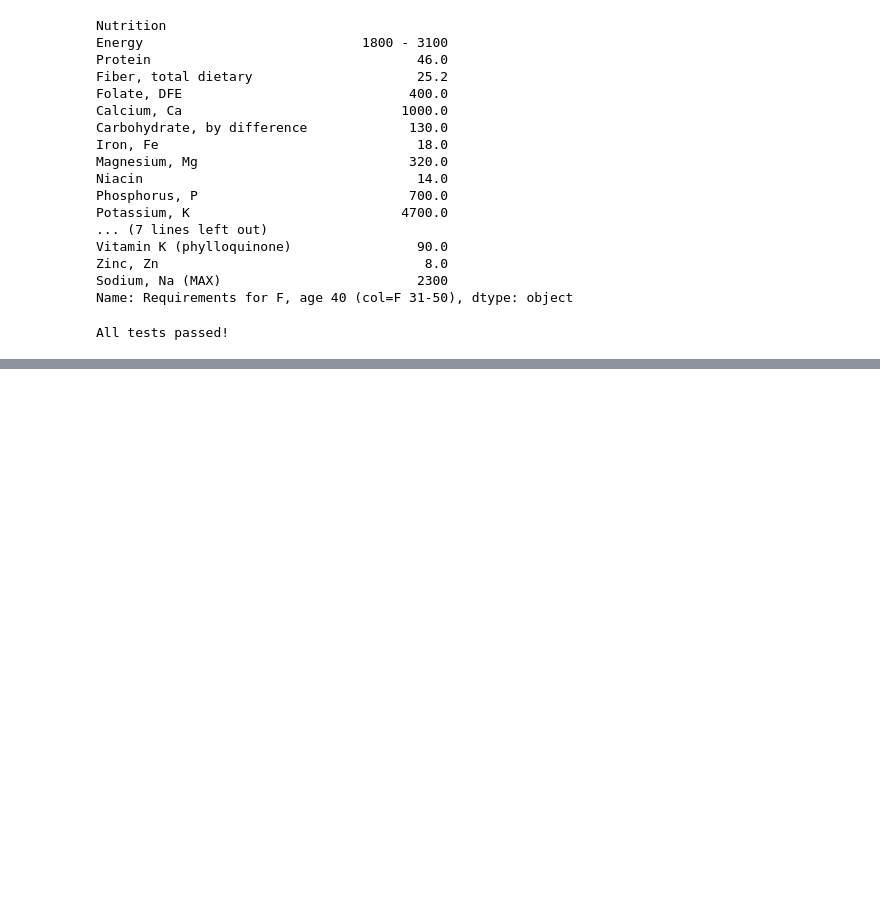
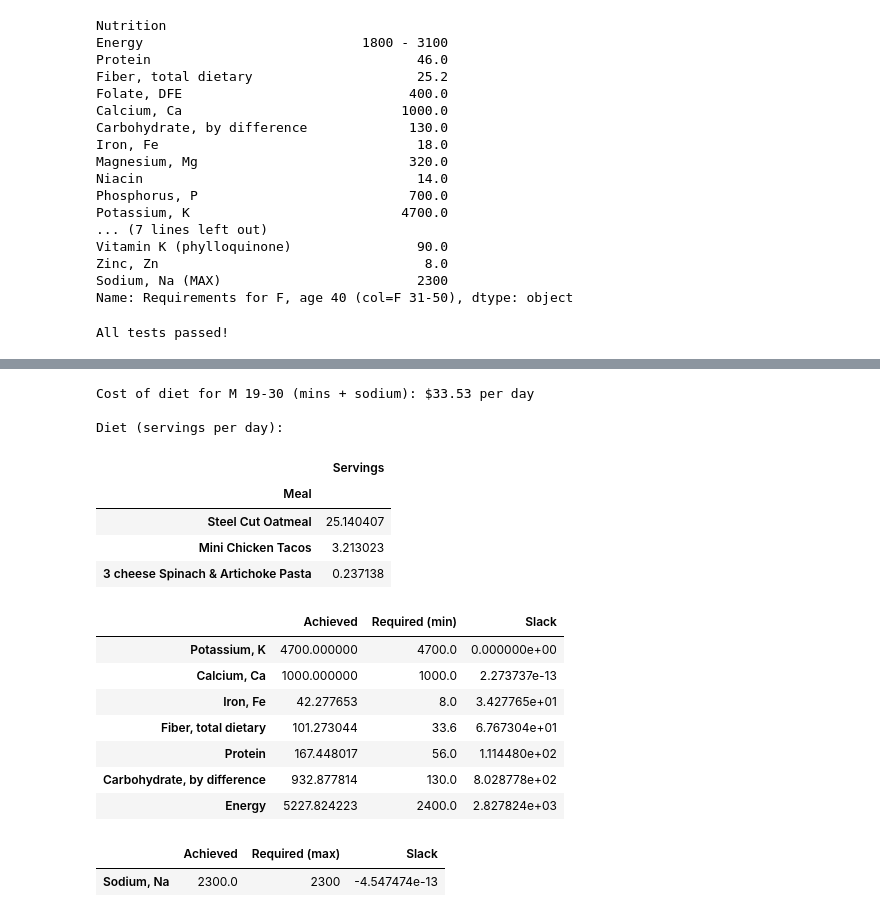
Before and after one commit to rishiboddu/EEP153_Project2_WilburAtwater, a Jupyter notebook: WilburAtwater_FinalProject.ipynb, the cells around one changed output, grey strips where cells are left out. Drawn from its saved outputs; the diff is of its cells as text; code cells hidden in the pictures; blank space fills up the shorter version.

Commit message:
min cost diet

```diff
--- a/WilburAtwater_FinalProject.ipynb
+++ b/WilburAtwater_FinalProject.ipynb
@@ -301,0 +479,46 @@ All tests passed!
+# %%
+
+group = "M 19-30"
+
+dietmin = mins[group]
+
+
+dietmax_sodium = maxs[group].loc[["Sodium, Na"]]
+
+res = solve_subsistence_problem(FoodNutrients, Prices, dietmin, dietmax=dietmax_sodium, tol=1e-6)
+
+if not res.success:
+    print("Infeasible (mins + sodium):", res.message)
+else:
+    print(f"Cost of diet for {group} (mins + sodium): ${res.cost:.2f} per day\n")
+
+    print("Diet (servings per day):")
+    display(res.diet[res.diet > 0].to_frame("Servings"))
+
+    tab_min = pd.DataFrame({"Achieved": res.outcomes_min, "Required (min)": res.dietmin})
+    tab_min["Slack"] = tab_min["Achieved"] - tab_min["Required (min)"]
+    display(tab_min.sort_values("Slack"))
+
+
+    tab_max = pd.DataFrame({"Achieved": res.outcomes_max, "Required (max)": res.dietmax})
+    tab_max["Slack"] = tab_max["Required (max)"] - tab_max["Achieved"]
+    display(tab_max.sort_values("Slack"))
+# %% [output]
+Cost of diet for M 19-30 (mins + sodium): $33.53 per day
+
+Diet (servings per day):
+|  | Servings |
+| Meal |  |
+| Steel Cut Oatmeal | 25.140407 |
+| Mini Chicken Tacos | 3.213023 |
+| 3 cheese Spinach & Artichoke Pasta | 0.237138 |
+|  | Achieved | Required (min) | Slack |
+| Potassium, K | 4700.000000 | 4700.0 | 0.000000e+00 |
+| Calcium, Ca | 1000.000000 | 1000.0 | 2.273737e-13 |
+| Iron, Fe | 42.277653 | 8.0 | 3.427765e+01 |
+| Fiber, total dietary | 101.273044 | 33.6 | 6.767304e+01 |
+| Protein | 167.448017 | 56.0 | 1.114480e+02 |
+| Carbohydrate, by difference | 932.877814 | 130.0 | 8.028778e+02 |
+| Energy | 5227.824223 | 2400.0 | 2.827824e+03 |
+|  | Achieved | Required (max) | Slack |
+| Sodium, Na | 2300.0 | 2300 | -4.547474e-13 |
```
Also changed, not shown: parts of 3 cells of this notebook.
